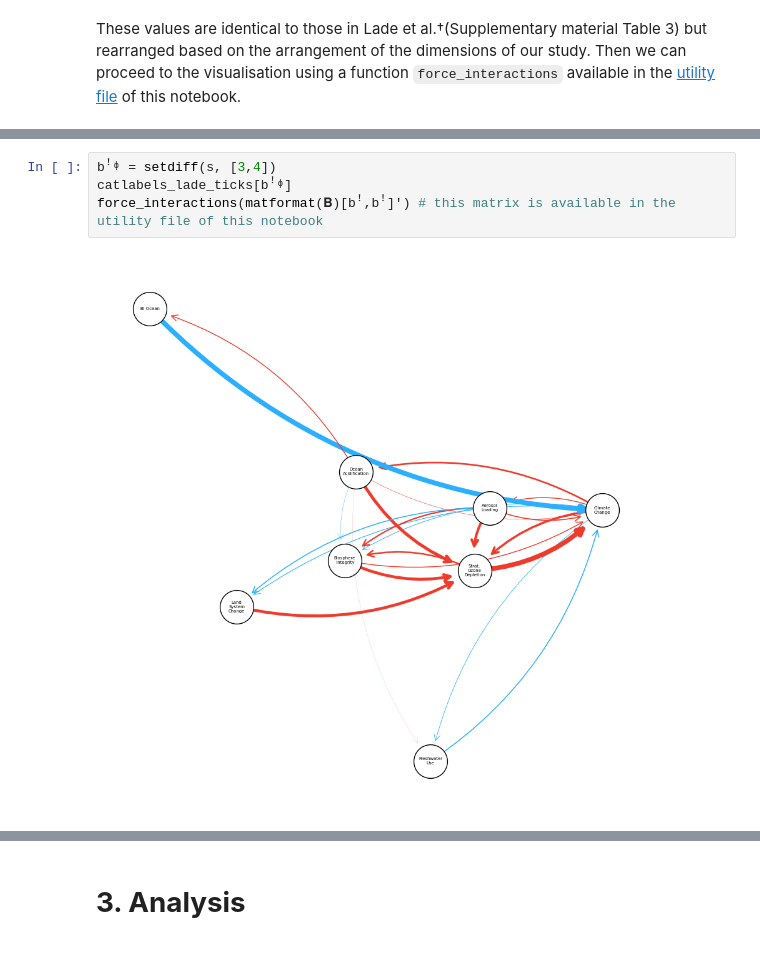
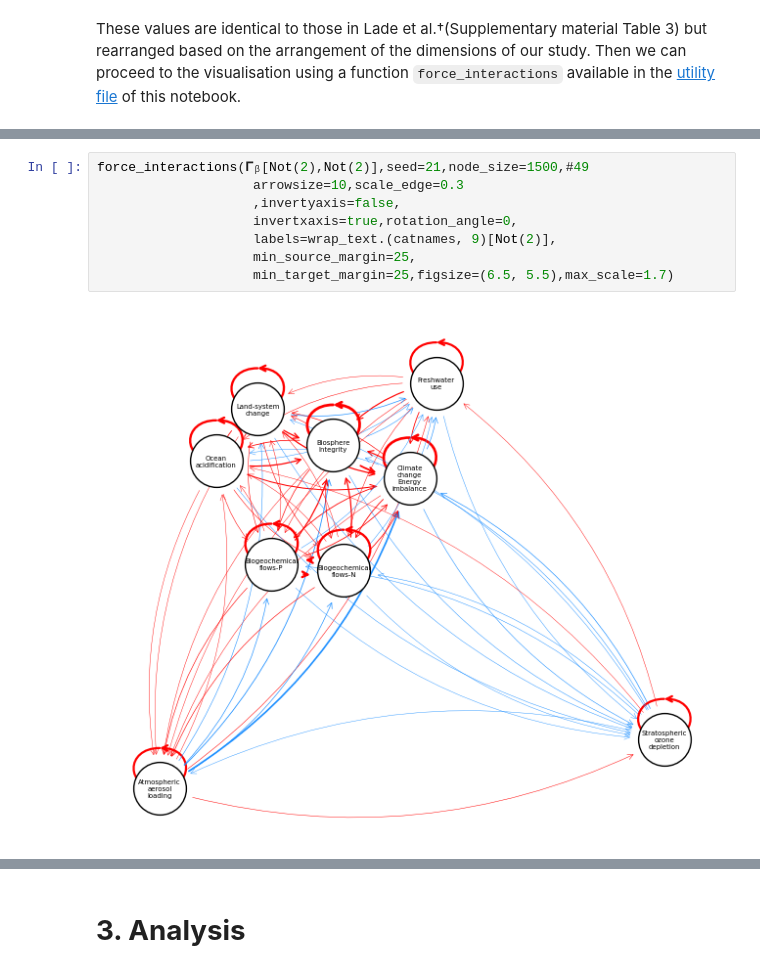
Before and after one commit to Michael-ljn/pathways-H2-prod-within-PBs, a Jupyter notebook: code/1_00_total_impact.ipynb, the cells around one changed output, grey strips where cells are left out. Saved outputs shown, nothing was run; the diff lists cells and outputs as text.

```diff
--- a/code/1_00_total_impact.ipynb
+++ b/code/1_00_total_impact.ipynb
@@ -298,6 +295,10 @@ These values are identical to those in Lade et al.†(Supplementary material Tab
 # %%
-bꜝᶲ = setdiff(s, [3,4])
-catlabels_lade_ticks[bꜝᶲ]
-force_interactions(matformat(𝐁)[bꜝ,bꜝ]') # this matrix is available in the utility file of this notebook
+force_interactions(𝚪ᵦ[Not(2),Not(2)],seed=21,node_size=1500,#49
+                    arrowsize=10,scale_edge=0.3
+                    ,invertyaxis=false,
+                    invertxaxis=true,rotation_angle=0,
+                    labels=wrap_text.(catnames, 9)[Not(2)],
+                    min_source_margin=25,
+                    min_target_margin=25,figsize=(6.5, 5.5),max_scale=1.7)
 # %% [output]
-[figure, old version]
+[figure, new version]
```
Also changed, not shown: parts of 24 cells of this notebook, 53 other files.
